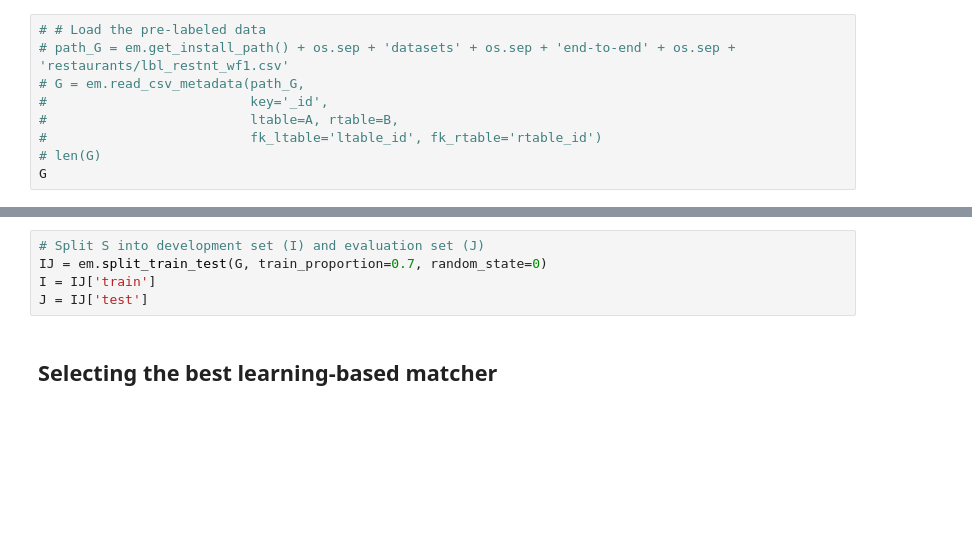
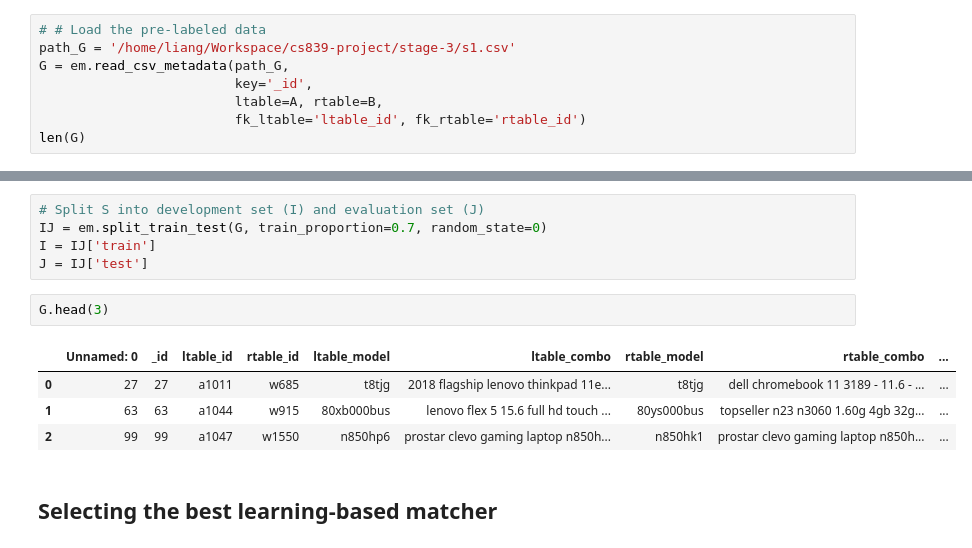
Before and after one commit to dliangsta/CS839-project, a Jupyter notebook: stage-3/notebook.ipynb, the cells around one changed output, grey strips where cells are left out. Saved outputs shown, nothing was run; the diff lists cells and outputs as text; blank space fills up the shorter version.

```diff
--- a/stage-3/notebook.ipynb
+++ b/stage-3/notebook.ipynb
@@ -271,11 +259,10 @@ NameError: name 'em' is not defined
 For the purposes of this guide, we will load in a pre-labeled dataset (of 450 tuple pairs) included in this package.
 # %%
 # # Load the pre-labeled data
-# path_G = em.get_install_path() + os.sep + 'datasets' + os.sep + 'end-to-end' + os.sep + 'restaurants/lbl_restnt_wf1.csv'
-# G = em.read_csv_metadata(path_G,
-#                          key='_id',
-#                          ltable=A, rtable=B,
-#                          fk_ltable='ltable_id', fk_rtable='rtable_id')
-# len(G)
-G
+path_G = '/home/liang/Workspace/cs839-project/stage-3/s1.csv'
+G = em.read_csv_metadata(path_G,
+                         key='_id',
+                         ltable=A, rtable=B,
+                         fk_ltable='ltable_id', fk_rtable='rtable_id')
+len(G)
 # %% [output]
@@ -289,6 +276,13 @@ In this step, we split the labeled data into two sets: development (I) and evalu
 IJ = em.split_train_test(G, train_proportion=0.7, random_state=0)
 I = IJ['train']
 J = IJ['test']
+# %%
+G.head(3)
+# %% [output]
+|  | Unnamed: 0 | _id | ltable_id | rtable_id | ltable_model | ltable_combo | rtable_model | rtable_combo | ... |
+| 0 | 27 | 27 | a1011 | w685 | t8tjg | 2018 flagship lenovo thinkpad 11e... | t8tjg | dell chromebook 11 3189 - 11.6 - ... | ... |
+| 1 | 63 | 63 | a1044 | w915 | 80xb000bus | lenovo flex 5 15.6 full hd touch ... | 80ys000bus | topseller n23 n3060 1.60g 4gb 32g... | ... |
+| 2 | 99 | 99 | a1047 | w1550 | n850hp6 | prostar clevo gaming laptop n850h... | n850hk1 | prostar clevo gaming laptop n850h... | ... |
 # %% [markdown]
 ## Selecting the best learning-based matcher
 # %% [markdown]
```
Also changed, not shown: parts of 27 cells of this notebook, 4 other files.
